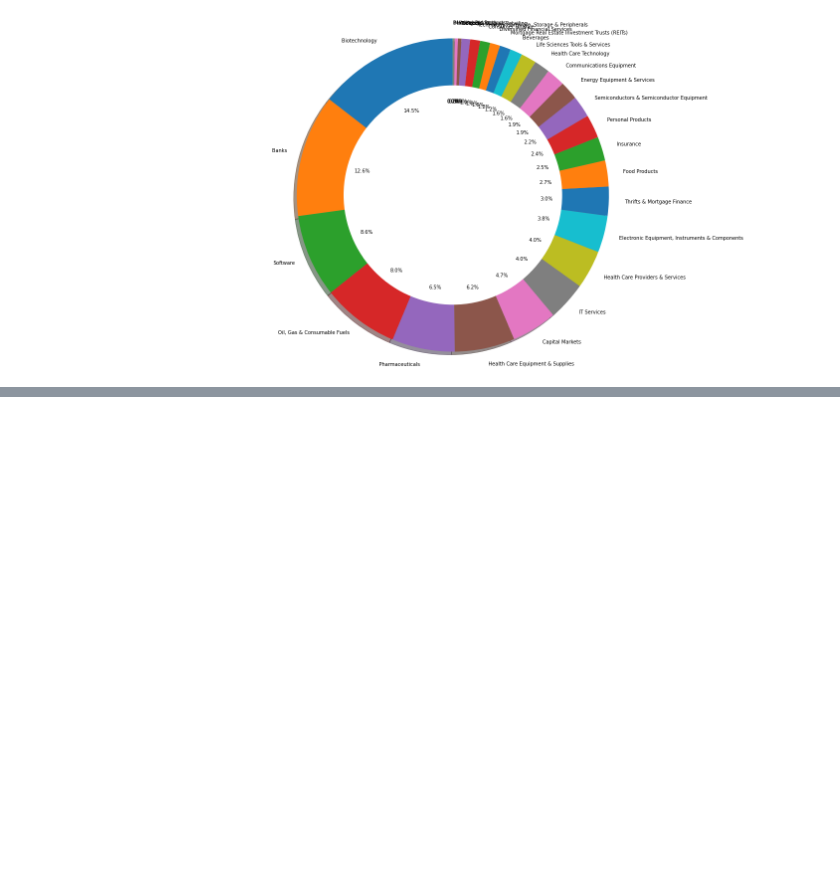
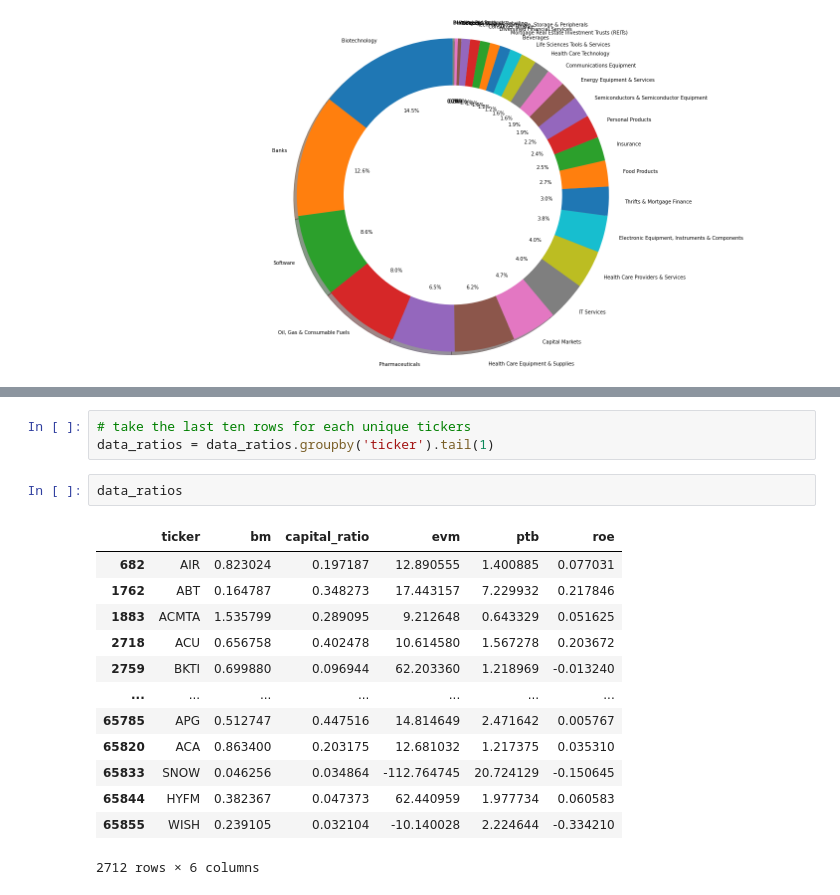
Before and after one commit to TDR474/ESG-Fama-French, a Jupyter notebook: Analysis.ipynb, the cells around one changed output, grey strips where cells are left out. Drawn from its saved outputs; the diff is of its cells as text; blank space fills up the shorter version.

```diff
--- a/Analysis.ipynb
+++ b/Analysis.ipynb
@@ -291,0 +350,19 @@ Notes:
+# %%
+# take the last ten rows for each unique tickers
+data_ratios = data_ratios.groupby('ticker').tail(1)
+# %%
+data_ratios
+# %% [output]
+|  | ticker | bm | capital_ratio | evm | ptb | roe |
+| 682 | AIR | 0.823024 | 0.197187 | 12.890555 | 1.400885 | 0.077031 |
+| 1762 | ABT | 0.164787 | 0.348273 | 17.443157 | 7.229932 | 0.217846 |
+| 1883 | ACMTA | 1.535799 | 0.289095 | 9.212648 | 0.643329 | 0.051625 |
+| 2718 | ACU | 0.656758 | 0.402478 | 10.614580 | 1.567278 | 0.203672 |
+| 2759 | BKTI | 0.699880 | 0.096944 | 62.203360 | 1.218969 | -0.013240 |
+| ... | ... | ... | ... | ... | ... | ... |
+| 65785 | APG | 0.512747 | 0.447516 | 14.814649 | 2.471642 | 0.005767 |
+| 65820 | ACA | 0.863400 | 0.203175 | 12.681032 | 1.217375 | 0.035310 |
+| 65833 | SNOW | 0.046256 | 0.034864 | -112.764745 | 20.724129 | -0.150645 |
+| 65844 | HYFM | 0.382367 | 0.047373 | 62.440959 | 1.977734 | 0.060583 |
+| 65855 | WISH | 0.239105 | 0.032104 | -10.140028 | 2.224644 | -0.334210 |
+2712 rows × 6 columns
```
Also changed, not shown: parts of 11 cells of this notebook, 8 other files.
